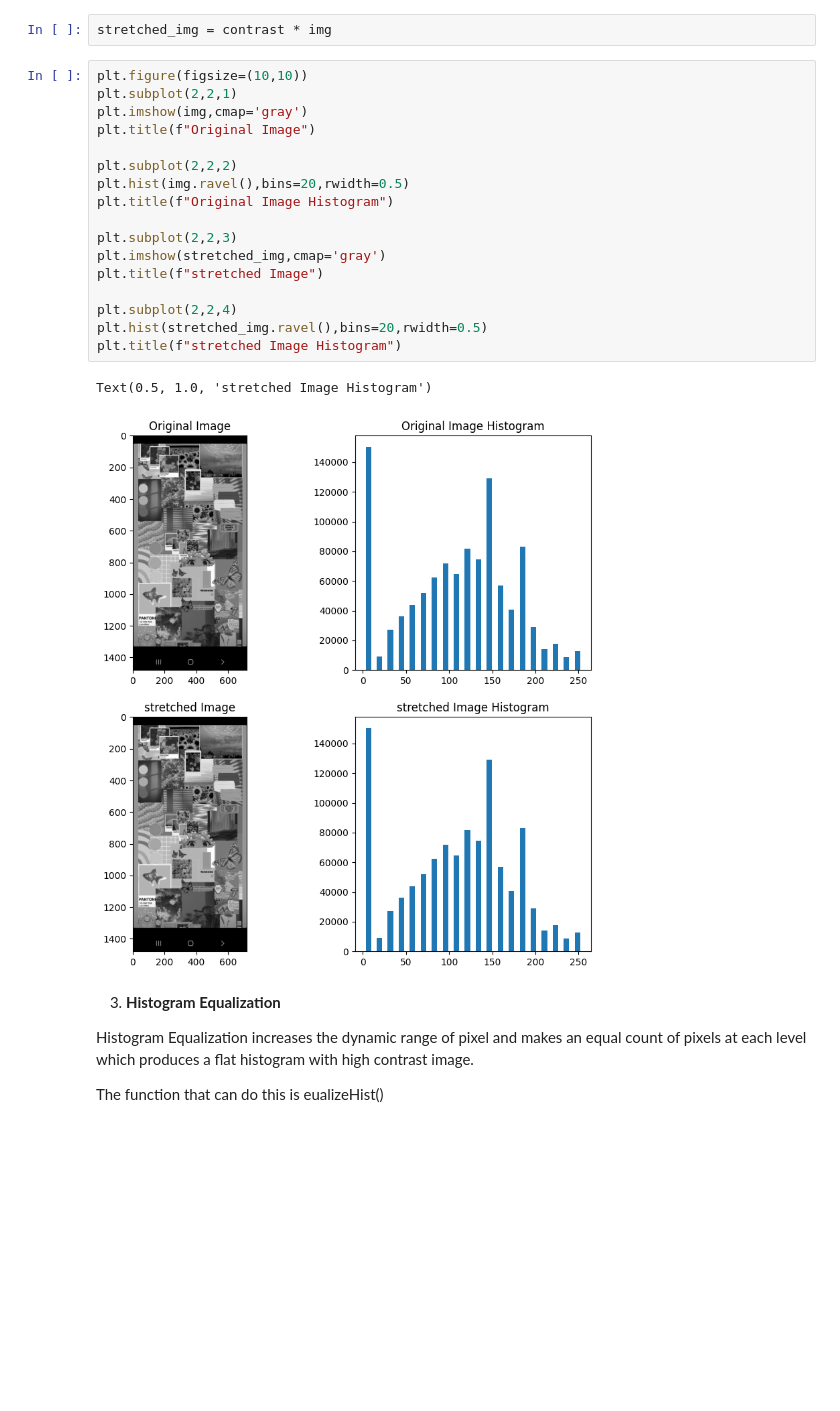
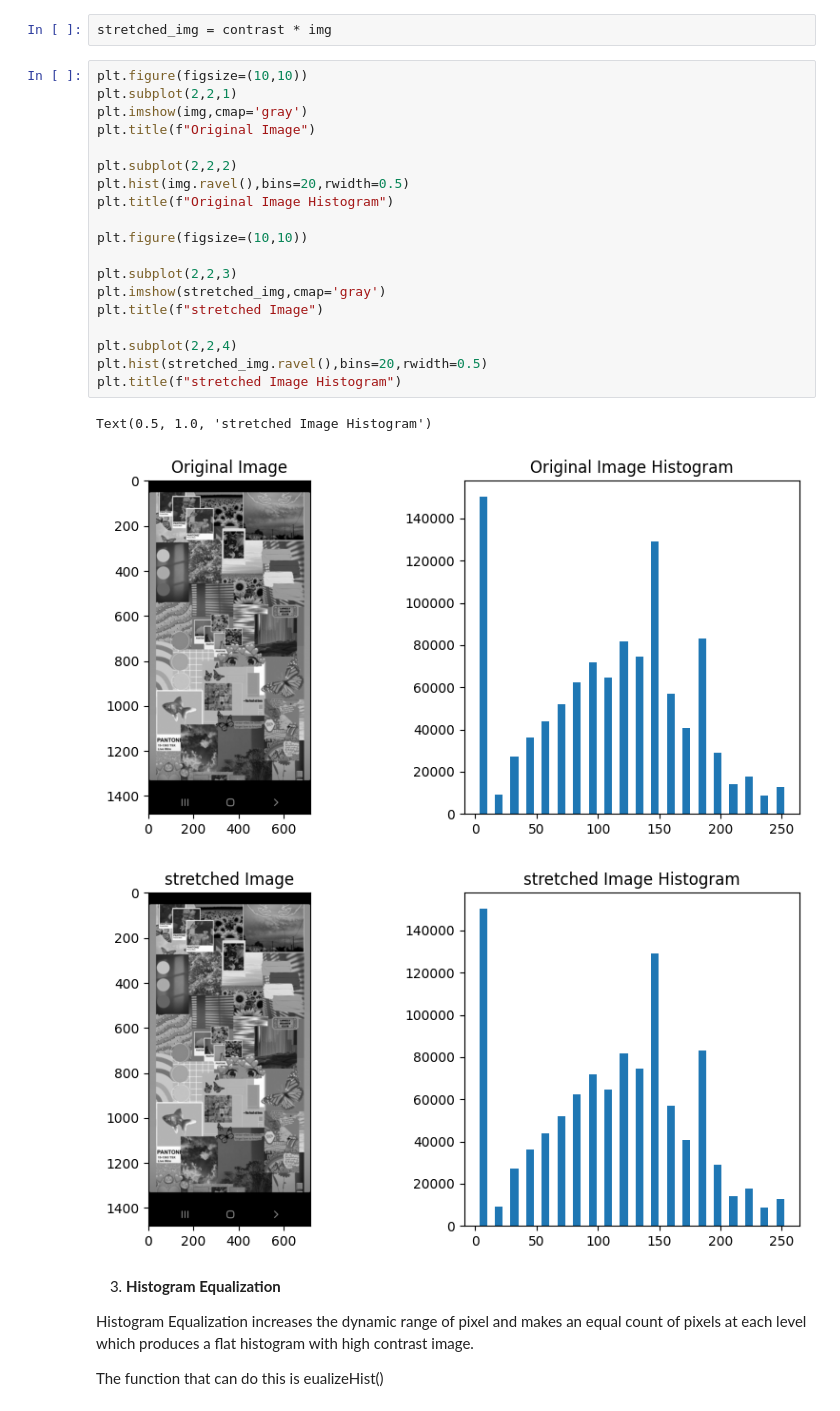
Before and after one commit to Emanorabi254/Python-Tutorial-Exercises, a Jupyter notebook: Histogram.ipynb, the cells around one changed output. Drawn from its saved outputs; the diff is of its cells as text; blank space fills up the shorter version.

Commit message:
Just finish the topic of Histogram and its Techniques.

```diff
--- a/Histogram.ipynb
+++ b/Histogram.ipynb
@@ -74,23 +74,26 @@ stretched_img = contrast * img
 # %%
 plt.figure(figsize=(10,10))
 plt.subplot(2,2,1)
 plt.imshow(img,cmap='gray')
 plt.title(f"Original Image")
 
 plt.subplot(2,2,2)
 plt.hist(img.ravel(),bins=20,rwidth=0.5)
 plt.title(f"Original Image Histogram")
 
+plt.figure(figsize=(10,10))
+
 plt.subplot(2,2,3)
 plt.imshow(stretched_img,cmap='gray')
 plt.title(f"stretched Image")
 
 plt.subplot(2,2,4)
 plt.hist(stretched_img.ravel(),bins=20,rwidth=0.5)
 plt.title(f"stretched Image Histogram")
 # %% [output]
 Text(0.5, 1.0, 'stretched Image Histogram')
-[figure, old version]
+[figure, new version]
+[figure, added]
 # %% [markdown]
 3. __Histogram Equalization__
 
```
